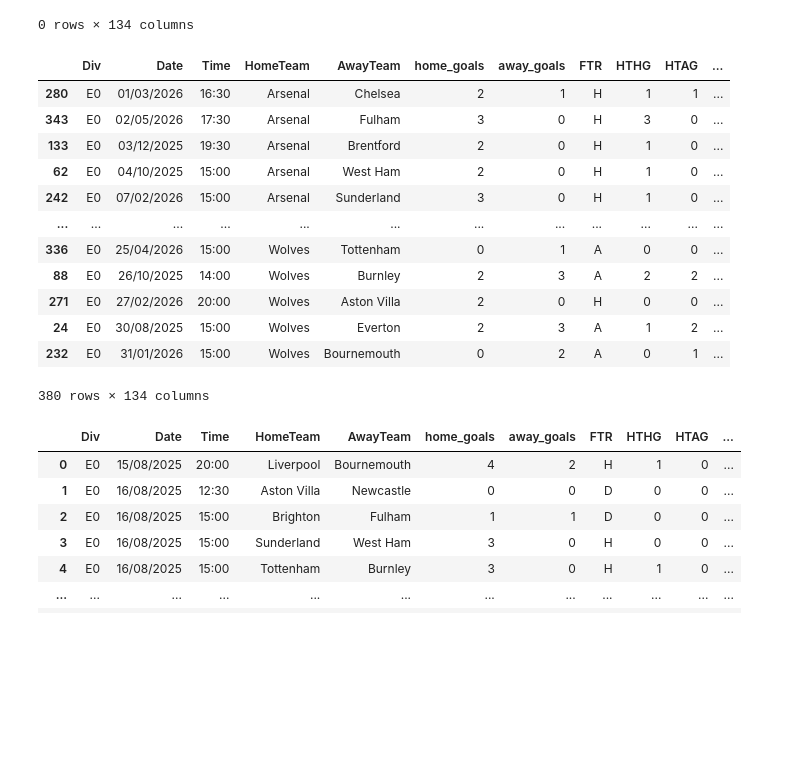
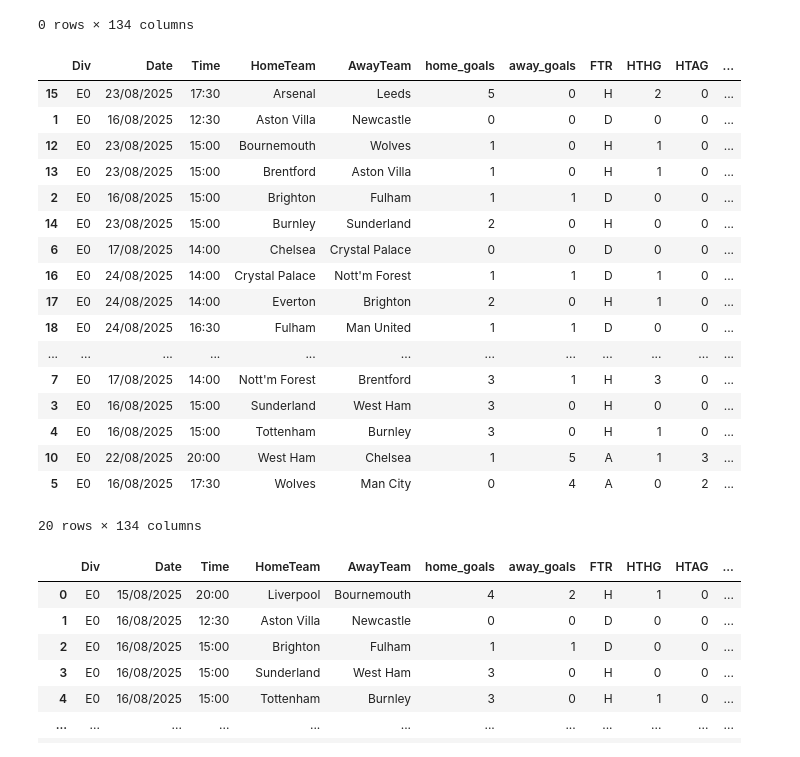
Before and after one commit to fahin99/Python, a Jupyter notebook: Pandas/Web_Scraper/web_scraper.ipynb, the cells around one changed output. Saved outputs shown, nothing was run; the diff lists cells and outputs as text; code cells hidden in the pictures; blank space fills up the shorter version.

```diff
--- a/Pandas/Web_Scraper/web_scraper.ipynb
+++ b/Pandas/Web_Scraper/web_scraper.ipynb
@@ -255,21 +256,28 @@ df_epl[dupli].sort_values(['HomeTeam', 'Date'])
 |  | Div | Date | Time | HomeTeam | AwayTeam | home_goals | away_goals | FTR | HTHG | HTAG | ... |
 0 rows × 134 columns
 # %%
-df_epl[~dupli].sort_values(['HomeTeam', 'Date'])
+
+dupliNot=df_epl.duplicated(['HomeTeam'], keep='first')
+df_epl[~dupliNot].sort_values(['HomeTeam', 'Date'])
 # %% [output]
 |  | Div | Date | Time | HomeTeam | AwayTeam | home_goals | away_goals | FTR | HTHG | HTAG | ... |
-| 280 | E0 | 01/03/2026 | 16:30 | Arsenal | Chelsea | 2 | 1 | H | 1 | 1 | ... |
-| 343 | E0 | 02/05/2026 | 17:30 | Arsenal | Fulham | 3 | 0 | H | 3 | 0 | ... |
-| 133 | E0 | 03/12/2025 | 19:30 | Arsenal | Brentford | 2 | 0 | H | 1 | 0 | ... |
-| 62 | E0 | 04/10/2025 | 15:00 | Arsenal | West Ham | 2 | 0 | H | 1 | 0 | ... |
-| 242 | E0 | 07/02/2026 | 15:00 | Arsenal | Sunderland | 3 | 0 | H | 1 | 0 | ... |
+| 15 | E0 | 23/08/2025 | 17:30 | Arsenal | Leeds | 5 | 0 | H | 2 | 0 | ... |
+| 1 | E0 | 16/08/2025 | 12:30 | Aston Villa | Newcastle | 0 | 0 | D | 0 | 0 | ... |
+| 12 | E0 | 23/08/2025 | 15:00 | Bournemouth | Wolves | 1 | 0 | H | 1 | 0 | ... |
+| 13 | E0 | 23/08/2025 | 15:00 | Brentford | Aston Villa | 1 | 0 | H | 1 | 0 | ... |
+| 2 | E0 | 16/08/2025 | 15:00 | Brighton | Fulham | 1 | 1 | D | 0 | 0 | ... |
+| 14 | E0 | 23/08/2025 | 15:00 | Burnley | Sunderland | 2 | 0 | H | 0 | 0 | ... |
+| 6 | E0 | 17/08/2025 | 14:00 | Chelsea | Crystal Palace | 0 | 0 | D | 0 | 0 | ... |
+| 16 | E0 | 24/08/2025 | 14:00 | Crystal Palace | Nott'm Forest | 1 | 1 | D | 1 | 0 | ... |
+| 17 | E0 | 24/08/2025 | 14:00 | Everton | Brighton | 2 | 0 | H | 1 | 0 | ... |
+| 18 | E0 | 24/08/2025 | 16:30 | Fulham | Man United | 1 | 1 | D | 0 | 0 | ... |
 | ... | ... | ... | ... | ... | ... | ... | ... | ... | ... | ... | ... |
-| 336 | E0 | 25/04/2026 | 15:00 | Wolves | Tottenham | 0 | 1 | A | 0 | 0 | ... |
-| 88 | E0 | 26/10/2025 | 14:00 | Wolves | Burnley | 2 | 3 | A | 2 | 2 | ... |
-| 271 | E0 | 27/02/2026 | 20:00 | Wolves | Aston Villa | 2 | 0 | H | 0 | 0 | ... |
-| 24 | E0 | 30/08/2025 | 15:00 | Wolves | Everton | 2 | 3 | A | 1 | 2 | ... |
-| 232 | E0 | 31/01/2026 | 15:00 | Wolves | Bournemouth | 0 | 2 | A | 0 | 1 | ... |
+| 7 | E0 | 17/08/2025 | 14:00 | Nott'm Forest | Brentford | 3 | 1 | H | 3 | 0 | ... |
+| 3 | E0 | 16/08/2025 | 15:00 | Sunderland | West Ham | 3 | 0 | H | 0 | 0 | ... |
+| 4 | E0 | 16/08/2025 | 15:00 | Tottenham | Burnley | 3 | 0 | H | 1 | 0 | ... |
+| 10 | E0 | 22/08/2025 | 20:00 | West Ham | Chelsea | 1 | 5 | A | 1 | 3 | ... |
+| 5 | E0 | 16/08/2025 | 17:30 | Wolves | Man City | 0 | 4 | A | 0 | 2 | ... |
-380 rows × 134 columns
+20 rows × 134 columns
 # %%
 df_epl.drop_duplicates(['HomeTeam', 'AwayTeam', 'Date'])
 # %% [output]
```
Also changed, not shown: parts of 2 cells of this notebook.
